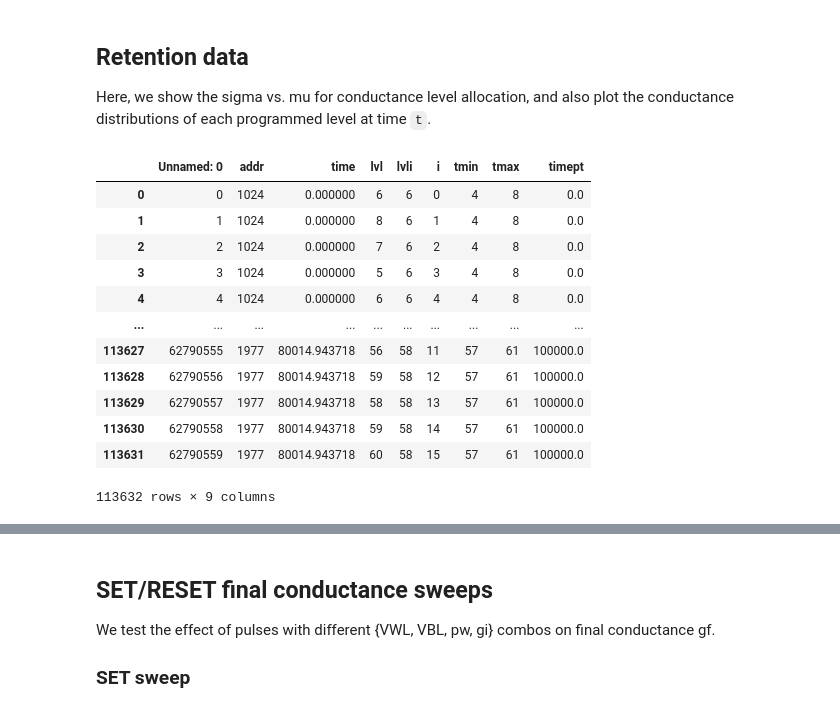
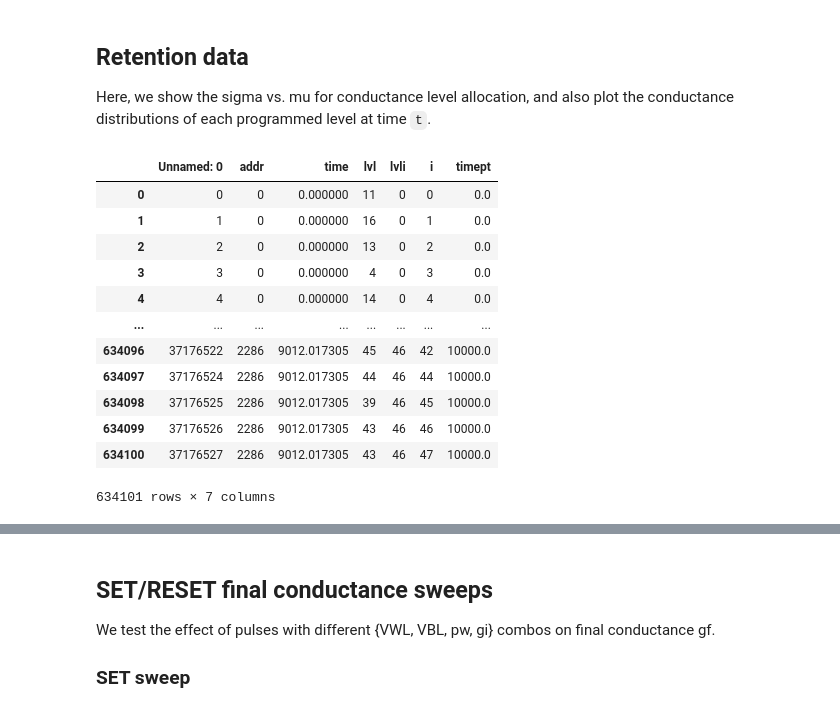
Before and after one commit to akashlevy/ember-python, a Jupyter notebook: analysis/characterizations.ipynb, the cells around one changed output, grey strips where cells are left out. Drawn from its saved outputs; the diff is of its cells as text; code cells hidden in the pictures.

```diff
--- a/analysis/characterizations.ipynb
+++ b/analysis/characterizations.ipynb
@@ -223,19 +223,19 @@ plt.show()
 Here, we show the sigma vs. mu for conductance level allocation, and also plot the conductance distributions of each programmed level at time `t`.
 # %%
 # Load retention time data
-tdata = pd.read_csv("../data/retention/retention2.min.csv.gz")
+tdata = pd.read_csv("../data/retention/retention4.min.csv.gz")
 tdata
 # %% [output]
-|  | Unnamed: 0 | addr | time | lvl | lvli | i | tmin | tmax | timept |
-| 0 | 0 | 1024 | 0.000000 | 6 | 6 | 0 | 4 | 8 | 0.0 |
-| 1 | 1 | 1024 | 0.000000 | 8 | 6 | 1 | 4 | 8 | 0.0 |
-| 2 | 2 | 1024 | 0.000000 | 7 | 6 | 2 | 4 | 8 | 0.0 |
-| 3 | 3 | 1024 | 0.000000 | 5 | 6 | 3 | 4 | 8 | 0.0 |
-| 4 | 4 | 1024 | 0.000000 | 6 | 6 | 4 | 4 | 8 | 0.0 |
-| ... | ... | ... | ... | ... | ... | ... | ... | ... | ... |
-| 113627 | 62790555 | 1977 | 80014.943718 | 56 | 58 | 11 | 57 | 61 | 100000.0 |
-| 113628 | 62790556 | 1977 | 80014.943718 | 59 | 58 | 12 | 57 | 61 | 100000.0 |
-| 113629 | 62790557 | 1977 | 80014.943718 | 58 | 58 | 13 | 57 | 61 | 100000.0 |
-| 113630 | 62790558 | 1977 | 80014.943718 | 59 | 58 | 14 | 57 | 61 | 100000.0 |
-| 113631 | 62790559 | 1977 | 80014.943718 | 60 | 58 | 15 | 57 | 61 | 100000.0 |
+|  | Unnamed: 0 | addr | time | lvl | lvli | i | timept |
+| 0 | 0 | 0 | 0.000000 | 11 | 0 | 0 | 0.0 |
+| 1 | 1 | 0 | 0.000000 | 16 | 0 | 1 | 0.0 |
+| 2 | 2 | 0 | 0.000000 | 13 | 0 | 2 | 0.0 |
+| 3 | 3 | 0 | 0.000000 | 4 | 0 | 3 | 0.0 |
+| 4 | 4 | 0 | 0.000000 | 14 | 0 | 4 | 0.0 |
+| ... | ... | ... | ... | ... | ... | ... | ... |
+| 634096 | 37176522 | 2286 | 9012.017305 | 45 | 46 | 42 | 10000.0 |
+| 634097 | 37176524 | 2286 | 9012.017305 | 44 | 46 | 44 | 10000.0 |
+| 634098 | 37176525 | 2286 | 9012.017305 | 39 | 46 | 45 | 10000.0 |
+| 634099 | 37176526 | 2286 | 9012.017305 | 43 | 46 | 46 | 10000.0 |
+| 634100 | 37176527 | 2286 | 9012.017305 | 43 | 46 | 47 | 10000.0 |
-113632 rows × 9 columns
+634101 rows × 7 columns
```
Also changed, not shown: parts of 4 cells of this notebook, 18 other files.
